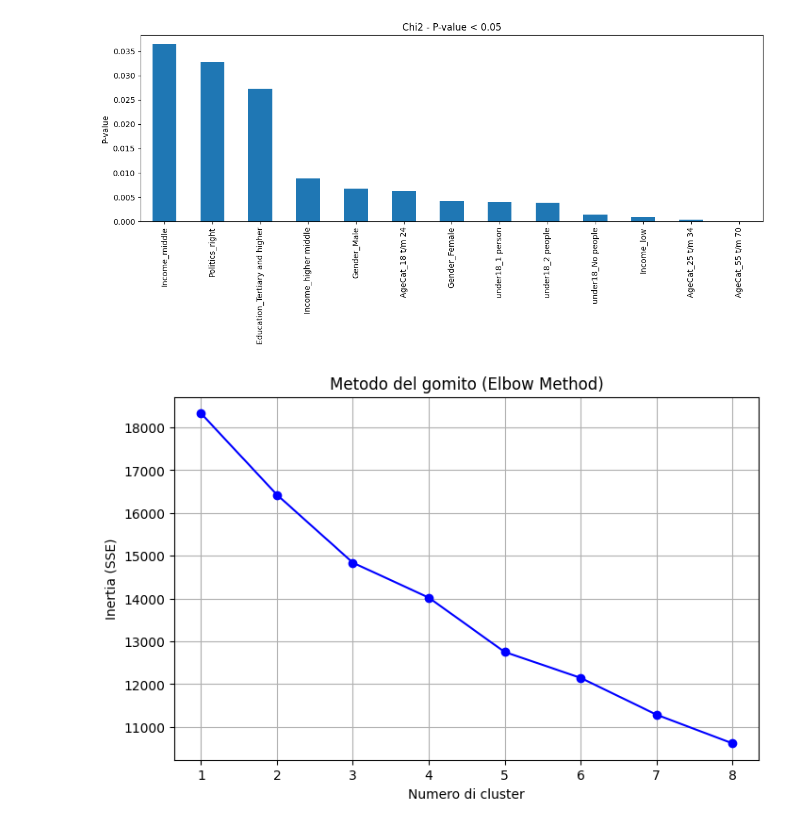
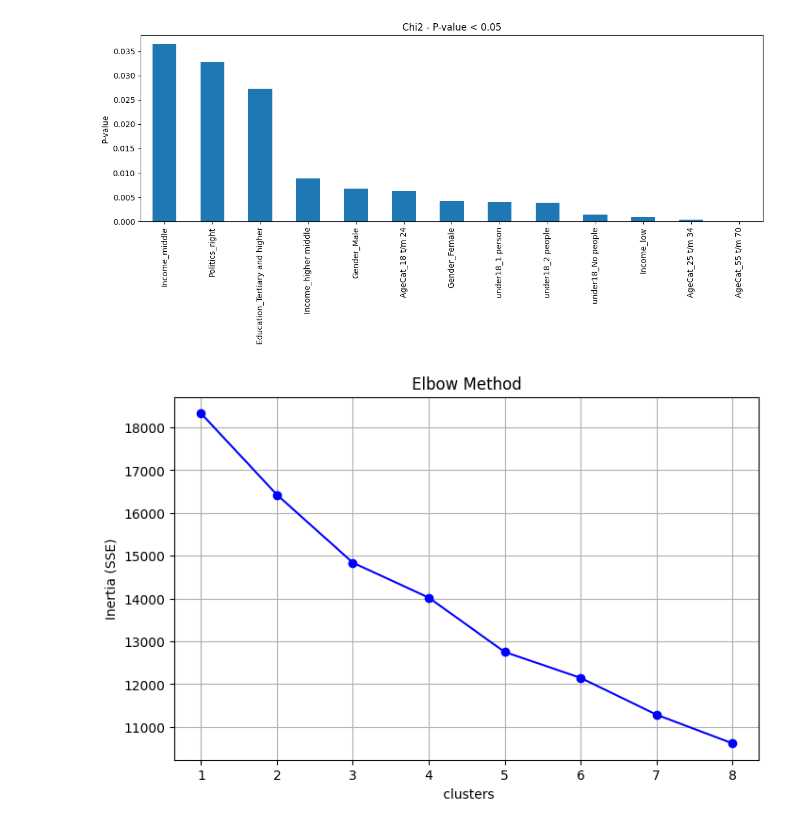
Before and after one commit to bellottisofia/Innovation_Adoption_Parameters, a Jupyter notebook: populations.ipynb, the cells around one changed output. Cells and saved outputs as stored; diff of their text form; code cells hidden in the pictures.

```diff
--- a/populations.ipynb
+++ b/populations.ipynb
@@ -174,18 +171,18 @@ plt.show()
 # %% [output]
 [figure]
 # %%
-
-# Calcolo della correlazione tra Q16 e tutte le altre variabili binarie
+df=df_socio.copy()
+# correlation with Q16
 correlations = df.corr(numeric_only=True)['Q16'].drop('Q16').sort_values()
 
-# Visualizza
-correlations.plot(kind='barh', figsize=(30, 16), title='Correlazione con Q16')
-plt.xlabel('Correlazione')
+
+correlations.plot(kind='barh', figsize=(30, 16), title='Correlation with Q16')
+plt.xlabel('Correlation')
 plt.tight_layout()
 plt.show()
 
 # Opzionale: stampare le più forti
-print("\n Variabili più correlate con Q16:")
+print("\n most correlated variables with Q16:")
 
 top_correlations = correlations.loc[correlations.abs().sort_values(ascending=False).index[:15]]
 print(top_correlations)
@@ -409,24 +406,24 @@ X_socio_scaled = scaler.fit_transform(X_socio)
 # %%
 # Elbow method
 inertia = []
 k_range = range(1, 9)
 
 for k in k_range:
     km = KMeans(n_clusters=k, random_state=42, n_init=10)
     km.fit(X_socio_scaled)
     inertia.append(km.inertia_)
 
 # Plot
 plt.figure(figsize=(8, 5))
 plt.plot(k_range, inertia, 'bo-')
-plt.xlabel('Numero di cluster')
+plt.xlabel(' clusters')
 plt.ylabel('Inertia (SSE)')
-plt.title('Metodo del gomito (Elbow Method)')
+plt.title('Elbow Method')
 plt.xticks(k_range)
 plt.grid(True)
 plt.show()
 # %% [output]
-[figure, old version]
+[figure, new version]
 # %%
 from sklearn.metrics import silhouette_score
 
```
Also changed, not shown: parts of 15 cells of this notebook.
